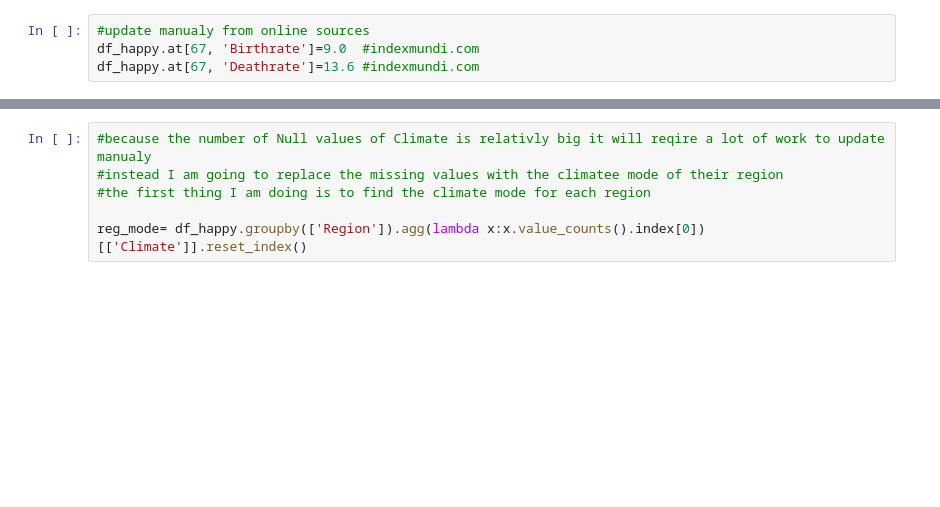
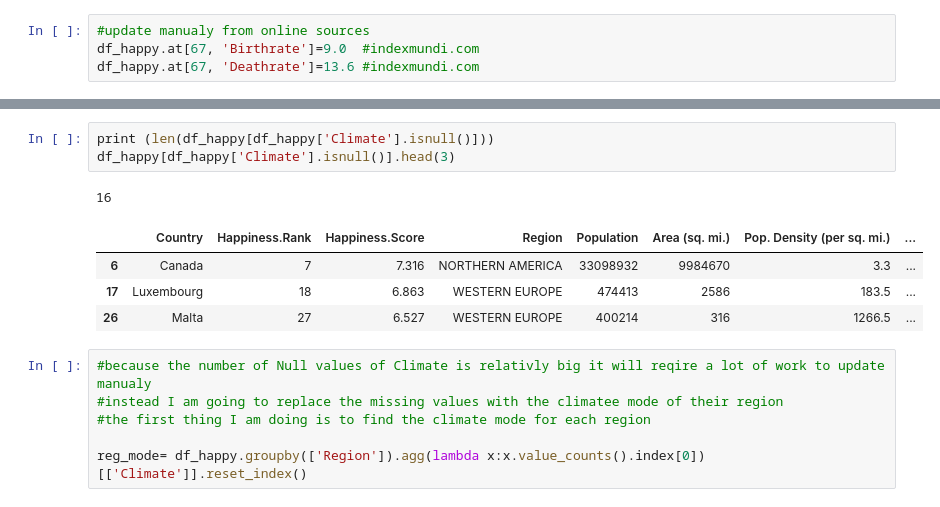
Before and after one commit to omerhakim/Mode_2_Project, a Jupyter notebook: Mode_2_Project.ipynb, the cells around one changed output, grey strips where cells are left out. Cells and saved outputs as stored; diff of their text form; blank space fills up the shorter version.

```diff
--- a/Mode_2_Project.ipynb
+++ b/Mode_2_Project.ipynb
@@ -107,3 +89,12 @@ df_happy[df_happy['Climate'].isnull()]
+# %%
+print (len(df_happy[df_happy['Climate'].isnull()]))
+df_happy[df_happy['Climate'].isnull()].head(3)
+# %% [output]
+16
+|  | Country | Happiness.Rank | Happiness.Score | Region | Population | Area (sq. mi.) | Pop. Density (per sq. mi.) | ... |
+| 6 | Canada | 7 | 7.316 | NORTHERN AMERICA | 33098932 | 9984670 | 3.3 | ... |
+| 17 | Luxembourg | 18 | 6.863 | WESTERN EUROPE | 474413 | 2586 | 183.5 | ... |
+| 26 | Malta | 27 | 6.527 | WESTERN EUROPE | 400214 | 316 | 1266.5 | ... |
 # %%
 #because the number of Null values of Climate is relativly big it will reqire a lot of work to update manualy
 #instead I am going to replace the missing values with the climatee mode of their region
```
Also changed, not shown: parts of 25 cells of this notebook.
